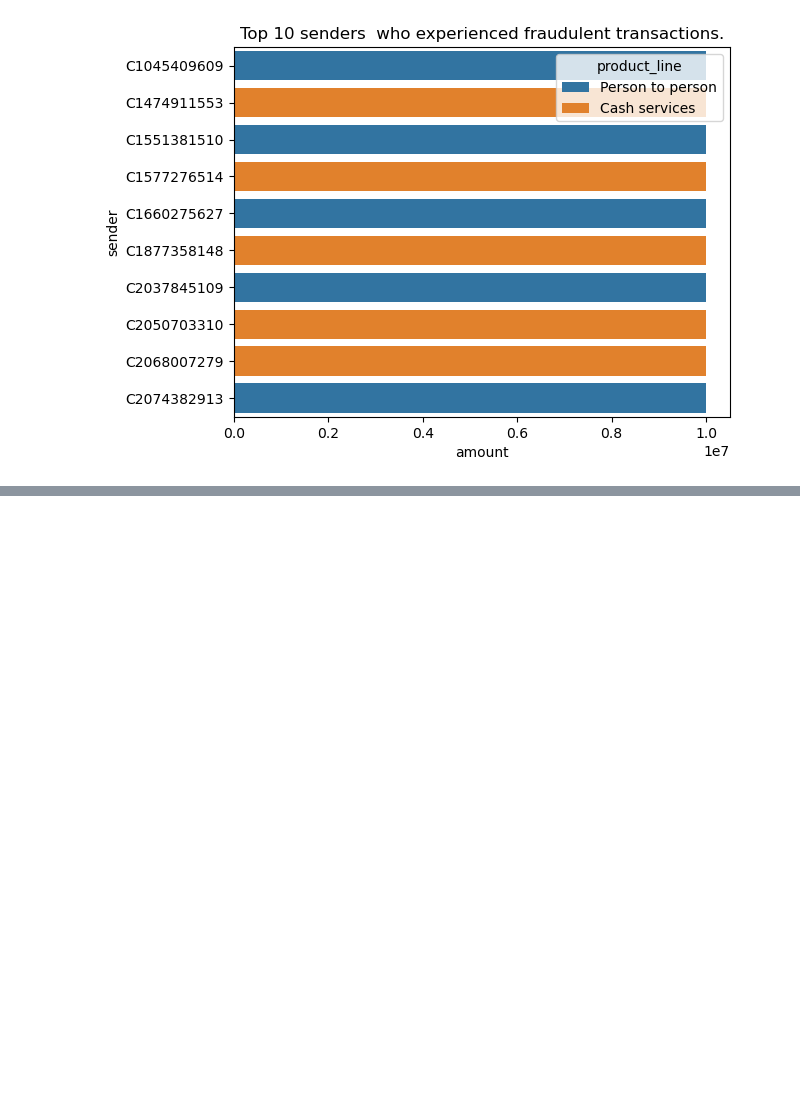
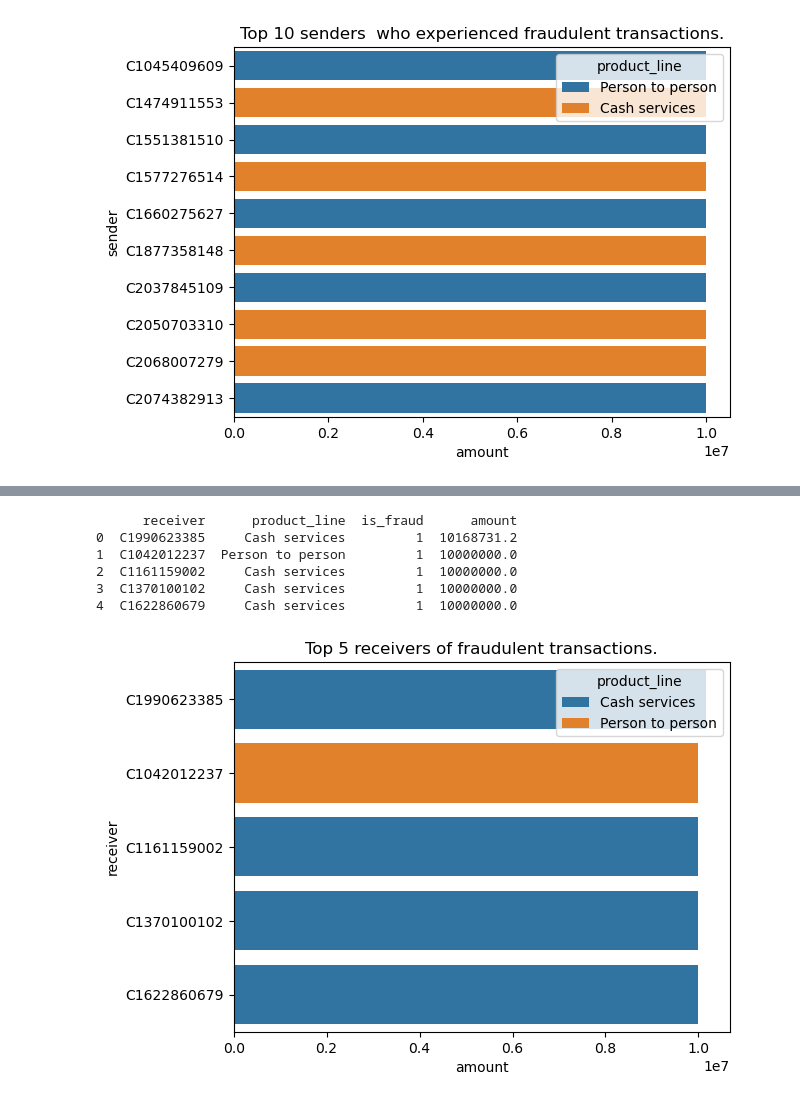
Before and after one commit to Nnennyu/Lumen_Fraud_Detection_Analysis, a Jupyter notebook: Lumen_Fraud_Detection.ipynb, the cells around one changed output, grey strips where cells are left out. Drawn from its saved outputs; the diff is of its cells as text; code cells hidden in the pictures; blank space fills up the shorter version.

Commit message:
Added a box plot of top 5 receivers of fraudulent transactions.
The chart also highlights the type of transaction and amount

```diff
--- a/Lumen_Fraud_Detection.ipynb
+++ b/Lumen_Fraud_Detection.ipynb
@@ -673,0 +680,19 @@ plt.title('Top 10 senders  who experienced fraudulent transactions.');
+# %%
+# To print the top 5 receivers whose transactions experienced fraud.
+
+top_receiver = df.groupby(['receiver', 'product_line' ])[['is_fraud', 'amount' ]].sum()
+top5_rpay = top_receiver.nlargest(5, ['is_fraud', 'amount']).reset_index()
+
+print(top5_rpay)
+# %% [output]
+      receiver      product_line  is_fraud      amount
+0  C1990623385     Cash services         1  10168731.2
+1  C1042012237  Person to person         1  10000000.0
+2  C1161159002     Cash services         1  10000000.0
+3  C1370100102     Cash services         1  10000000.0
+4  C1622860679     Cash services         1  10000000.0
+# %%
+sns.barplot(data=top5_rpay, y='receiver', x='amount', hue='product_line')
+plt.title('Top 5 receivers of fraudulent transactions.');
+# %% [output]
+[figure, added]
```
Also changed, not shown: parts of 1 cell of this notebook, 1 other file.
